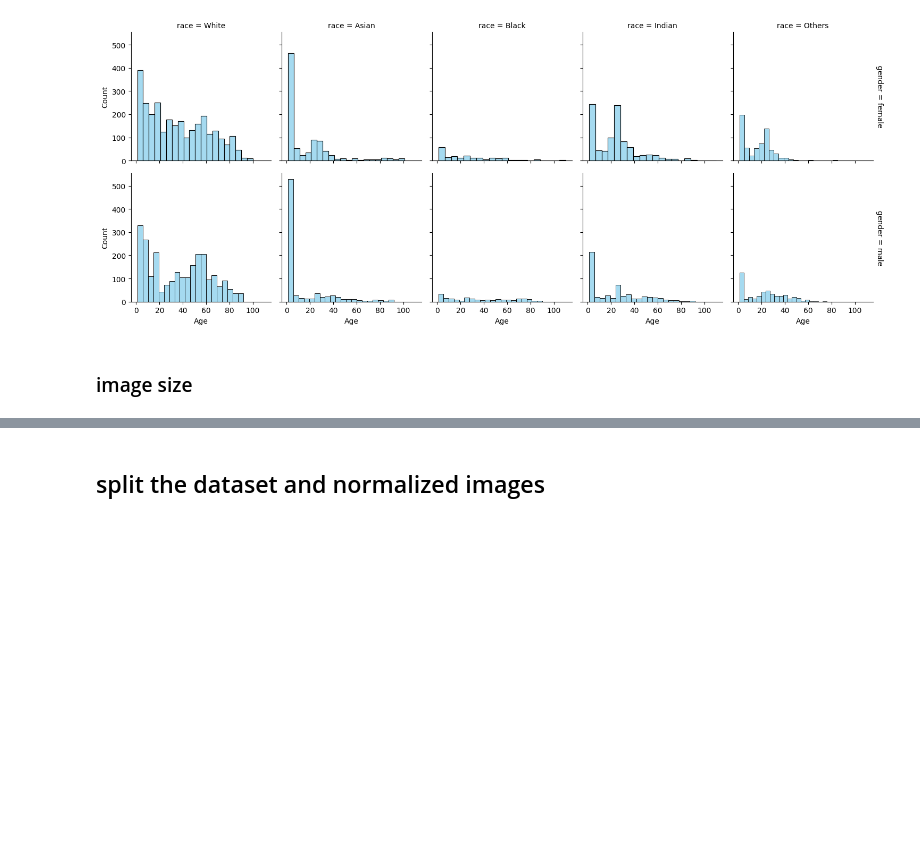
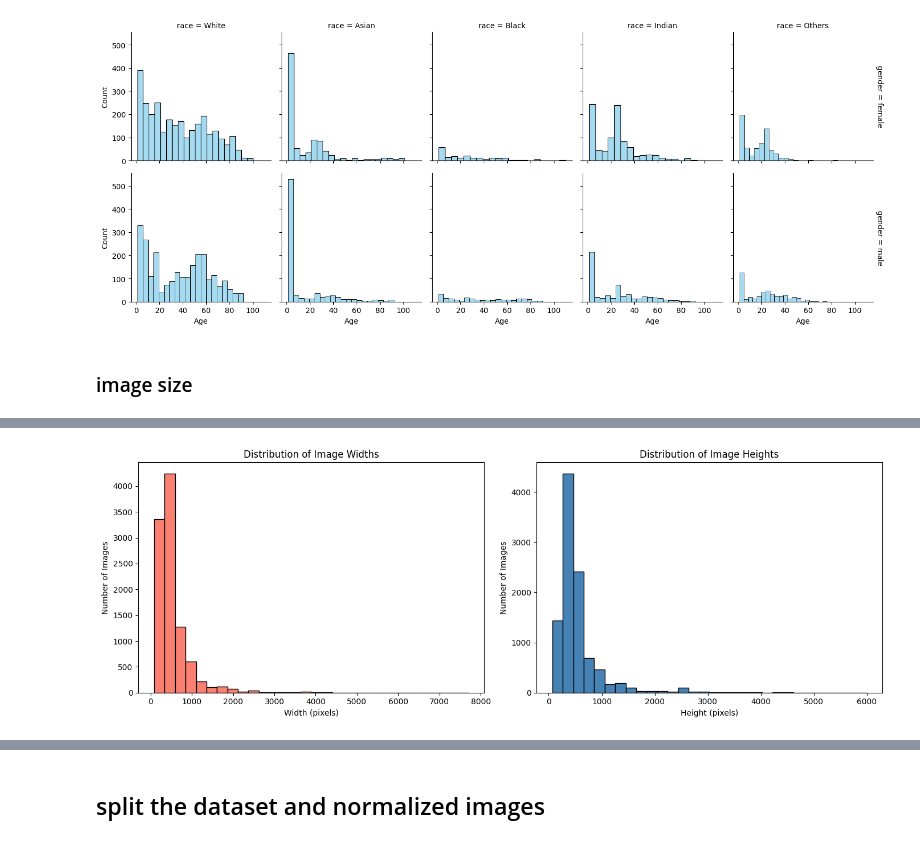
Before and after one commit to sorna-fast/utkface-deep-learning-service, a Jupyter notebook: notebooks/model_training.ipynb, the cells around one changed output, grey strips where cells are left out. Cells and saved outputs as stored; diff of their text form; code cells hidden in the pictures; blank space fills up the shorter version.

```diff
--- a/notebooks/model_training.ipynb
+++ b/notebooks/model_training.ipynb
@@ -371,0 +344,15 @@ Unique sizes: [(87, 69), (89, 164), (93, 164), (94, 160), (97, 164), (98, 152),
+# %%
+from PIL import Image
+import io
+from collections import defaultdict
+
+size_counts = defaultdict(int)
+unique_sizes = set()
+for b in df['image'].map(lambda x: x['bytes']):
+    with Image.open(io.BytesIO(b)) as img:
+        size_counts[img.size] += 1
+        unique_sizes.add(img.size)
+print("Unique sizes:", sorted(unique_sizes))
+sorted_sizes = sorted(size_counts.items(), key=lambda x: x[1], reverse=True)
+for size, count in sorted_sizes[:20]:
+    print(f"Size {size}: {count} images")
@@ -371,0 +377,24 @@ Unique sizes: [(87, 69), (89, 164), (93, 164), (94, 160), (97, 164), (98, 152),
+# %%
+widths = []
+heights = []
+for b in df['image'].map(lambda x: x['bytes']):
+    with Image.open(io.BytesIO(b)) as img:
+        w, h = img.size
+        widths.append(w)
+        heights.append(h)
+
+fig, axes = plt.subplots(1, 2, figsize=(14, 5))
+axes[0].hist(widths, bins=30, color='salmon', edgecolor='black')
+axes[0].set_title('Distribution of Image Widths')
+axes[0].set_xlabel('Width (pixels)')
+axes[0].set_ylabel('Number of Images')
+
+axes[1].hist(heights, bins=30, color='steelblue', edgecolor='black')
+axes[1].set_title('Distribution of Image Heights')
+axes[1].set_xlabel('Height (pixels)')
+axes[1].set_ylabel('Number of Images')
+plt.tight_layout()
+plt.savefig('../plots/width-height-distribution.png', dpi=150, bbox_inches='tight')
+plt.show()
+# %% [output]
+[figure, added]
```
Also changed, not shown: parts of 8 cells of this notebook, 2 other files.
